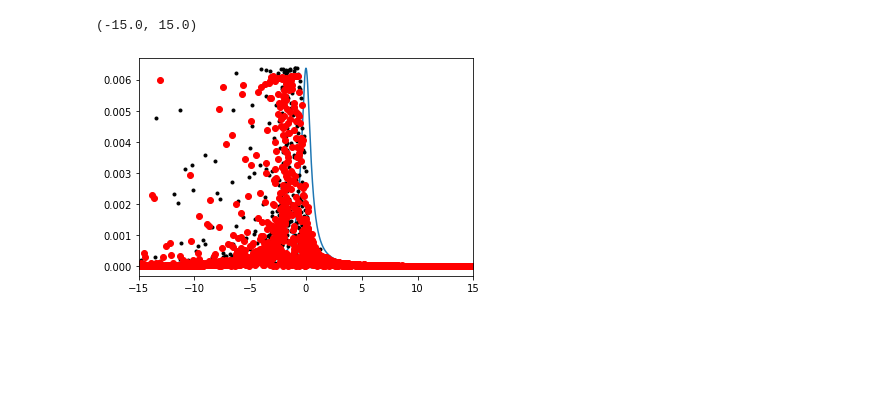
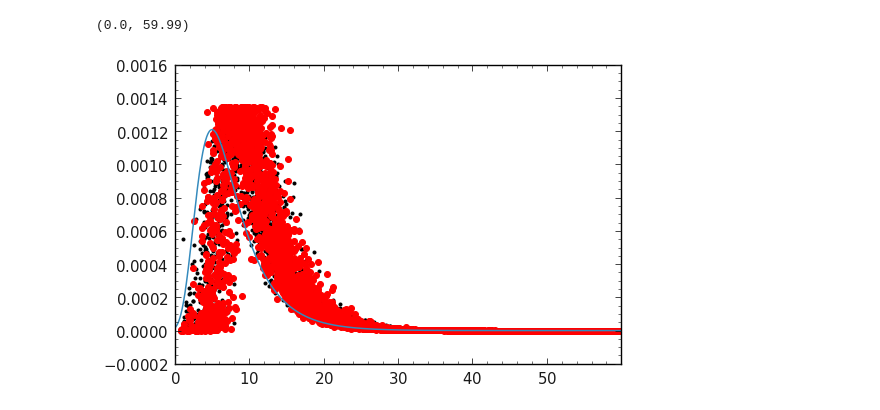
Before and after one commit to henrikas-svidras/physics-examples, a Jupyter notebook: unfolding_example.ipynb, the cells around one changed output. Cells and saved outputs as stored; diff of their text form; code cells hidden in the pictures; blank space fills up the shorter version.

```diff
--- a/unfolding_example.ipynb
+++ b/unfolding_example.ipynb
@@ -12,0 +15,10 @@ values2 = scipy.stats.cauchy(-0.02,0.52).pdf(span)*delta
+# %%
+background =scipy.stats.norm(30,30).pdf(span)*delta
+
+values = scipy.stats.moyal(5,2).pdf(span)*delta
+values2 = scipy.stats.moyal(5.5,1.8).pdf(span)*delta
+
+
+plt.plot(span, values)
+plt.plot(span, values2)
+plt.plot(span, background)
@@ -13,50 +28,44 @@ values2 = scipy.stats.cauchy(-0.02,0.52).pdf(span)*delta
+# %%
+prob1 = 0.06
+prob2 = 0.03
+strength1 = 500
+strength2= 2000
+smearer1 = scipy.stats.moyal(loc=0.00001,scale=0.0001*strength1)
+smearer2 = scipy.stats.moyal(loc=0.00001,scale=0.0001*strength2)
 # %%
-prob1 = 0.006
-prob2 = 0.004
-strength1 = 15
-strength2= 60
-smearer1 = scipy.stats.crystalball(loc=0,scale=0.0001*strength1,beta=0.6,m=2)
-smearer2 = scipy.stats.norm(loc=1,scale=0.0001*strength2)
 
 post_measured = []
 for n,value in enumerate(span):
 #     print(n)
     value_new = value
-    for interaction_possibility in range(0,100):
+    for interaction_possibility in range(0,10):
         if np.random.random()>prob1:
             value_new+=smearer1.rvs(1)
         if np.random.random()>prob2:
-            value_new*=smearer2.rvs(1)
+            value_new+=smearer2.rvs(1)
     post_measured.append(value_new)
 post_measured = np.array(post_measured).flatten()
 # %%
-prob1 = 0.0062
-prob2 = 0.0038
-strength1 = 16
-strength2= 58
-smearer1 = scipy.stats.crystalball(loc=0,scale=0.0001*strength1,beta=0.6,m=2)
-smearer2 = scipy.stats.norm(loc=1,scale=0.0001*strength2)
 
 independent_measurement = []
 for n,value in enumerate(span):
 #     print(n)
     value_new = value
-    for interaction_possibility in range(0,100):
+    for interaction_possibility in range(0,10):
         if np.random.random()>prob1:
             value_new+=smearer1.rvs(1)
         if np.random.random()>prob2:
-            value_new*=smearer2.rvs(1)
+            value_new+=smearer2.rvs(1)
     independent_measurement.append(value_new)
 independent_measurement = np.array(independent_measurement).flatten()
 # %%
-plt.plot(span, values)
 plt.plot(post_measured, values,"k.")
 plt.plot(independent_measurement, values2,"ro")
-
-plt.xlim(-15,15)
+plt.plot(span, values)
+plt.xlim(span[0],span[-1])
 # %% [output]
-(-15.0, 15.0)
+(0.0, 59.99)
-[figure, old version]
+[figure, new version]
 # %%
 def do_measurement(span1,span2, size, distribution):
     idx = np.random.choice(np.arange(len(span)), size=size, p=distribution/np.sum(distribution))
```
Also changed, not shown: parts of 14 cells of this notebook, 2 other files.
